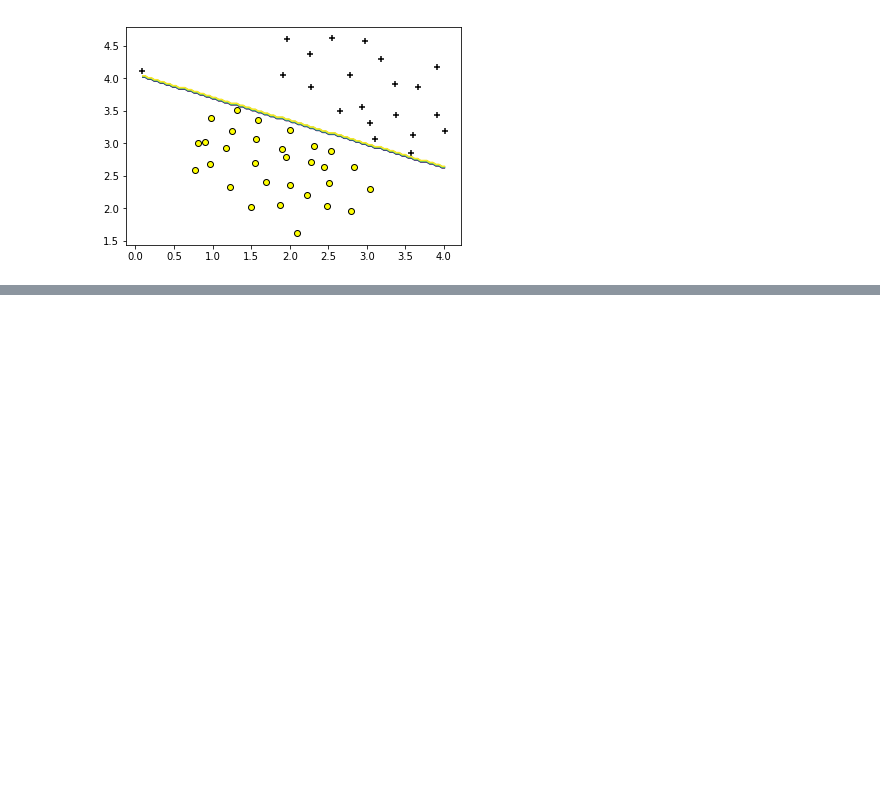
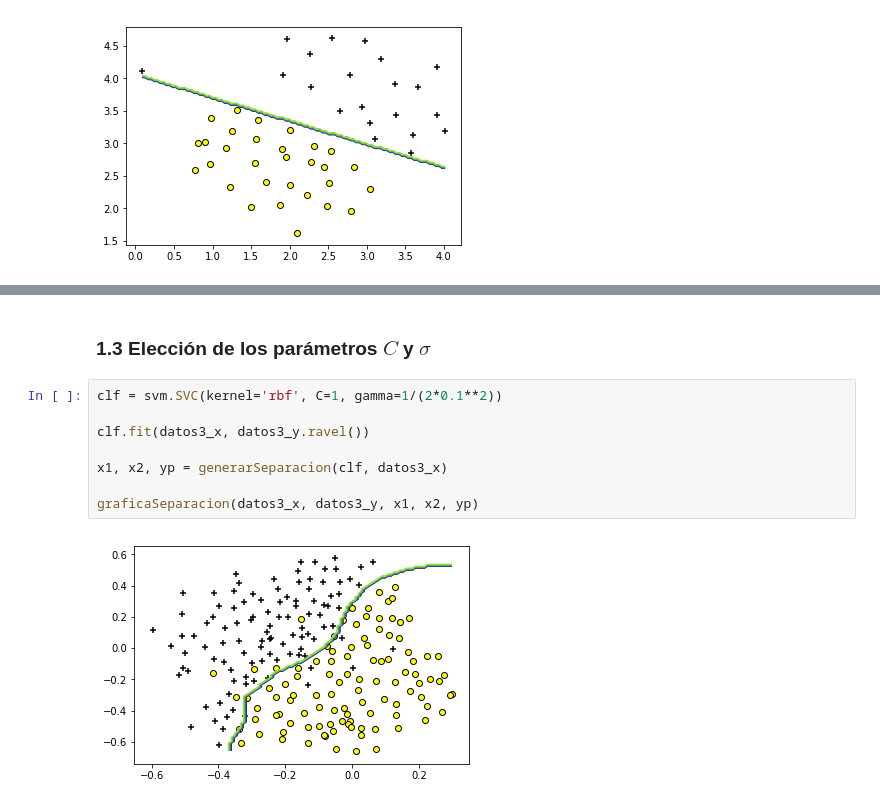
Before and after one commit to arturobp3/Machine_Learning, a Jupyter notebook: Practica_6/Practica 6.ipynb, the cells around one changed output, grey strips where cells are left out. Saved outputs shown, nothing was run; the diff lists cells and outputs as text; blank space fills up the shorter version.

Commit message:
Añadido elección de parámetros C y sigma

```diff
--- a/Practica_6/Practica 6.ipynb
+++ b/Practica_6/Practica 6.ipynb
@@ -97,0 +117,12 @@ graficaSeparacion(datos1_x, datos1_y, x1, x2, yp)
+# %% [markdown]
+### 1.3 Elección de los parámetros $C$ y $\sigma$
+# %%
+clf = svm.SVC(kernel='rbf', C=1, gamma=1/(2*0.1**2))
+
+clf.fit(datos3_x, datos3_y.ravel())
+
+x1, x2, yp = generarSeparacion(clf, datos3_x)
+
+graficaSeparacion(datos3_x, datos3_y, x1, x2, yp)
+# %% [output]
+[figure, added]
```
Also changed, not shown: parts of 8 cells of this notebook.
